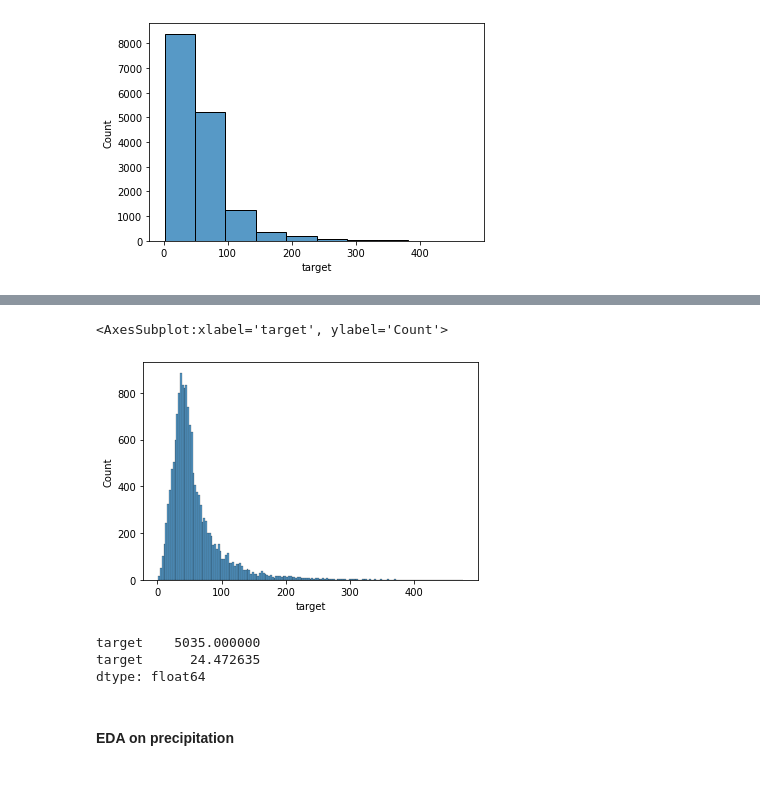
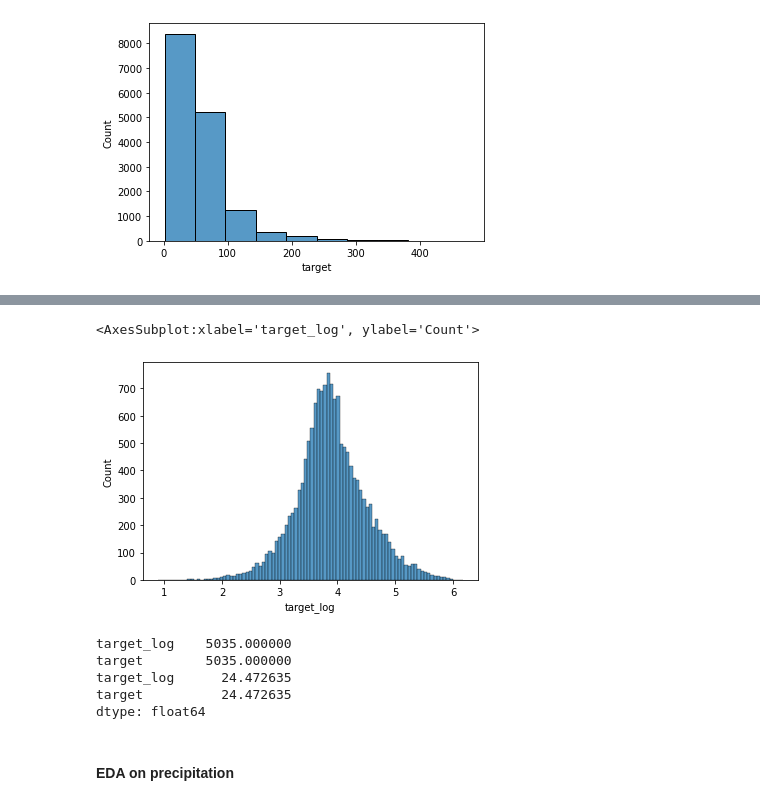
Before and after one commit to sm4rtm4art/airquality, a Jupyter notebook: EDA-and-modeling.ipynb, the cells around one changed output, grey strips where cells are left out. Cells and saved outputs as stored; diff of their text form; code cells hidden in the pictures.

```diff
--- a/EDA-and-modeling.ipynb
+++ b/EDA-and-modeling.ipynb
@@ -38,4 +38,4 @@ sns.histplot(data.target, bins=10)  # TODO bins passend zu der Klassifizierung
 [figure]
 # %%
 #data['target'], lmbda=boxcox(data['target'], lmbda=None)
-data['target'].apply(np.log1p)
+data['target_log'] = data['target'].apply(np.log1p)
@@ -55,8 +42,8 @@ Name: target, Length: 20574, dtype: float64
 # %%
-sns.histplot(data.target)
+sns.histplot(data.target_log)
 # %% [output]
-<AxesSubplot:xlabel='target', ylabel='Count'>
+<AxesSubplot:xlabel='target_log', ylabel='Count'>
-[figure, old version]
+[figure, new version]
 # %%
 # null values
 def print_null(df):
@@ -70,8 +57,10 @@ def print_null(df):
 
 print_null(data.drop(features, axis=1))
 # %% [output]
-target    5035.000000
-target      24.472635
+target_log    5035.000000
+target        5035.000000
+target_log      24.472635
+target          24.472635
 dtype: float64
 # %%
 #sns.pairplot(data[mean_features])
```
Also changed, not shown: parts of 10 cells of this notebook.
